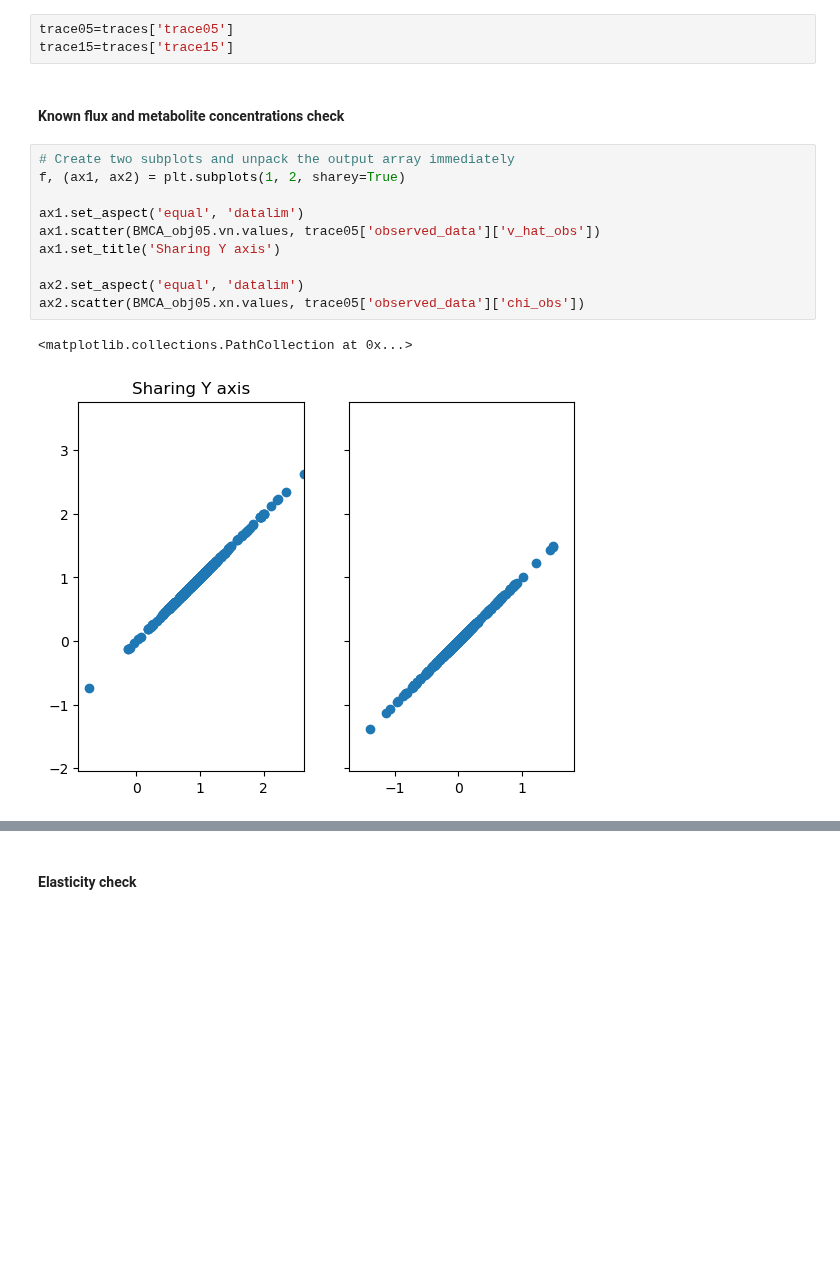
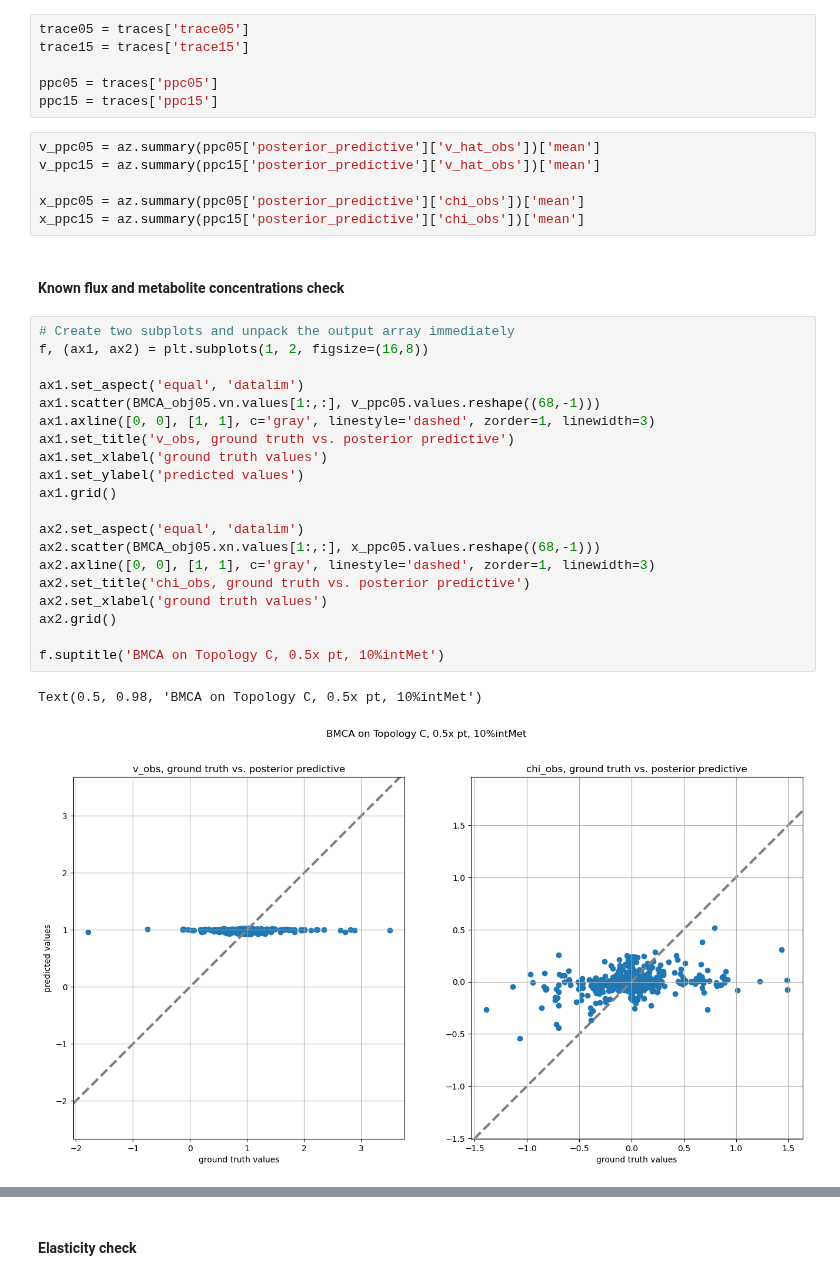
Before and after one commit to sys-bio/BMCA-pipeline, a Jupyter notebook: notebooks/topologyC/topologyC-allData-emll.ipynb, the cells around one changed output, grey strips where cells are left out. Cells and saved outputs as stored; diff of their text form; blank space fills up the shorter version.

```diff
--- a/notebooks/topologyC/topologyC-allData-emll.ipynb
+++ b/notebooks/topologyC/topologyC-allData-emll.ipynb
@@ -159,20 +161,39 @@ picklefolder = '../../data/results/tracePickles/'
 with gzip.open(picklefolder + 'topologyC_emll_traces_ppc.pgz', "rb") as f:
     traces = cloudpickle.load(f, encoding='bytes')
 # %%
-trace05=traces['trace05']
-trace15=traces['trace15']
+trace05 = traces['trace05']
+trace15 = traces['trace15']
+
+ppc05 = traces['ppc05']
+ppc15 = traces['ppc15']
+# %%
+v_ppc05 = az.summary(ppc05['posterior_predictive']['v_hat_obs'])['mean']
+v_ppc15 = az.summary(ppc15['posterior_predictive']['v_hat_obs'])['mean']
+
+x_ppc05 = az.summary(ppc05['posterior_predictive']['chi_obs'])['mean']
+x_ppc15 = az.summary(ppc15['posterior_predictive']['chi_obs'])['mean']
 # %% [markdown]
 #### Known flux and metabolite concentrations check
-# %%
-# Create two subplots and unpack the output array immediately
-f, (ax1, ax2) = plt.subplots(1, 2, sharey=True)
-
-ax1.set_aspect('equal', 'datalim')
-ax1.scatter(BMCA_obj05.vn.values, trace05['observed_data']['v_hat_obs'])
-ax1.set_title('Sharing Y axis')
-
-ax2.set_aspect('equal', 'datalim')
-ax2.scatter(BMCA_obj05.xn.values, trace05['observed_data']['chi_obs'])
-# %% [output]
-<matplotlib.collections.PathCollection at 0x...>
-[figure, removed]
+# %%
+# Create two subplots and unpack the output array immediately
+f, (ax1, ax2) = plt.subplots(1, 2, figsize=(16,8))
+
+ax1.set_aspect('equal', 'datalim')
+ax1.scatter(BMCA_obj05.vn.values[1:,:], v_ppc05.values.reshape((68,-1)))
+ax1.axline([0, 0], [1, 1], c='gray', linestyle='dashed', zorder=1, linewidth=3)
+ax1.set_title('v_obs, ground truth vs. posterior predictive')
+ax1.set_xlabel('ground truth values')
+ax1.set_ylabel('predicted values')
+ax1.grid()
+
+ax2.set_aspect('equal', 'datalim')
+ax2.scatter(BMCA_obj05.xn.values[1:,:], x_ppc05.values.reshape((68,-1)))
+ax2.axline([0, 0], [1, 1], c='gray', linestyle='dashed', zorder=1, linewidth=3)
+ax2.set_title('chi_obs, ground truth vs. posterior predictive')
+ax2.set_xlabel('ground truth values')
+ax2.grid()
+
+f.suptitle('BMCA on Topology C, 0.5x pt, 10%intMet')
+# %% [output]
+Text(0.5, 0.98, 'BMCA on Topology C, 0.5x pt, 10%intMet')
+[figure, added]
```
Also changed, not shown: parts of 11 cells of this notebook, 7 other files.
